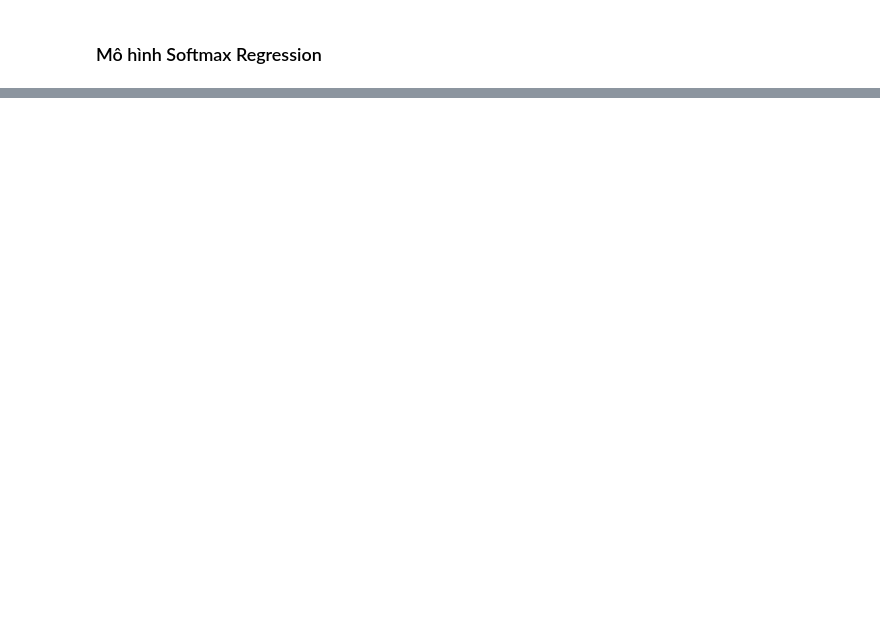
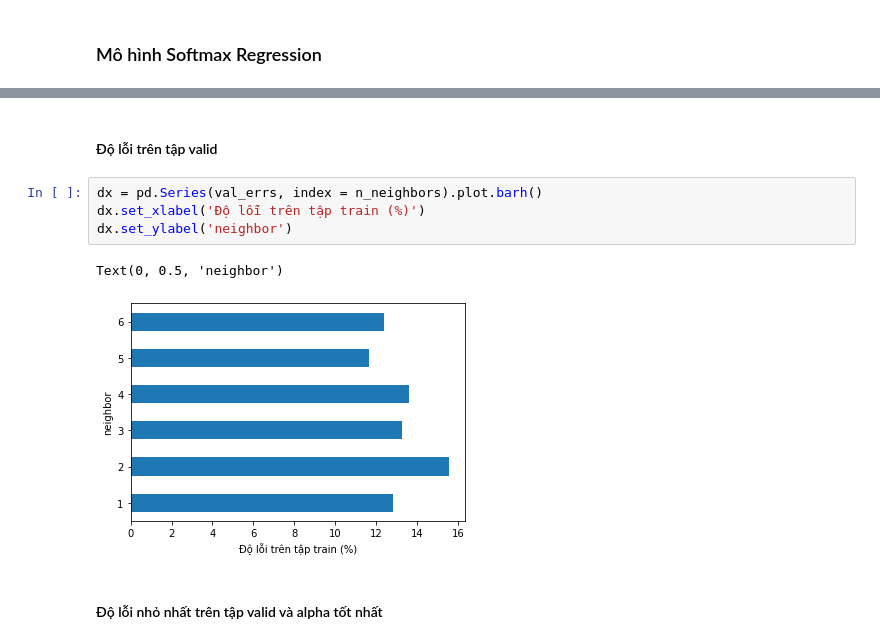
Before and after one commit to lethanhson1504/datascience-project-group16, a Jupyter notebook: Processing .ipynb, the cells around one changed output, grey strips where cells are left out. Drawn from its saved outputs; the diff is of its cells as text; blank space fills up the shorter version.

```diff
--- a/Processing .ipynb
+++ b/Processing .ipynb
@@ -450,0 +473,11 @@ Error with test data:  7.59 %
+# %% [markdown]
+#### Độ lỗi trên tập valid
+# %%
+dx = pd.Series(val_errs, index = n_neighbors).plot.barh()
+dx.set_xlabel('Độ lỗi trên tập train (%)')
+dx.set_ylabel('neighbor')
+# %% [output]
+Text(0, 0.5, 'neighbor')
+[figure, added]
+# %% [markdown]
+#### Độ lỗi nhỏ nhất trên tập valid và alpha tốt nhất
```
Also changed, not shown: parts of 37 cells of this notebook.
